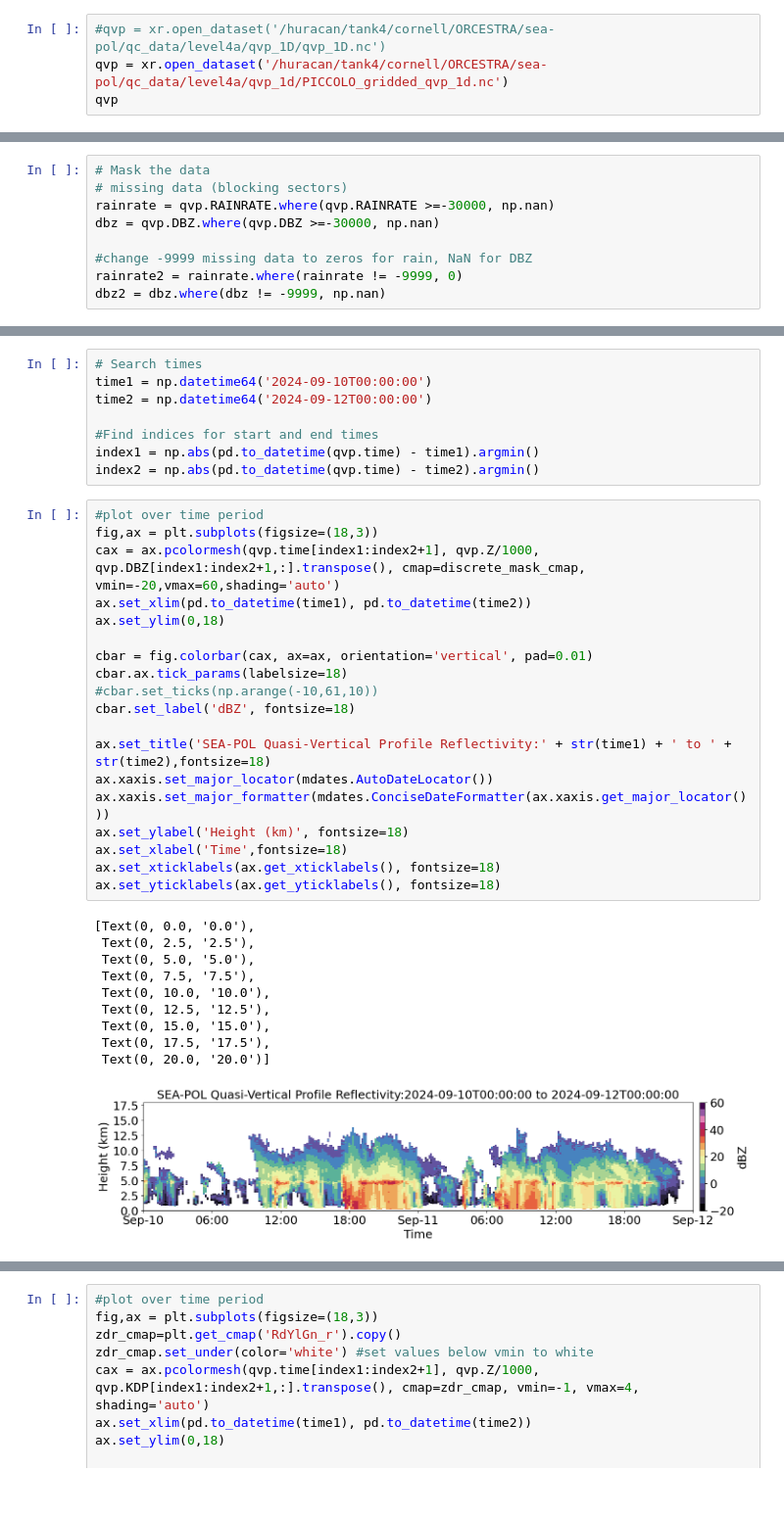
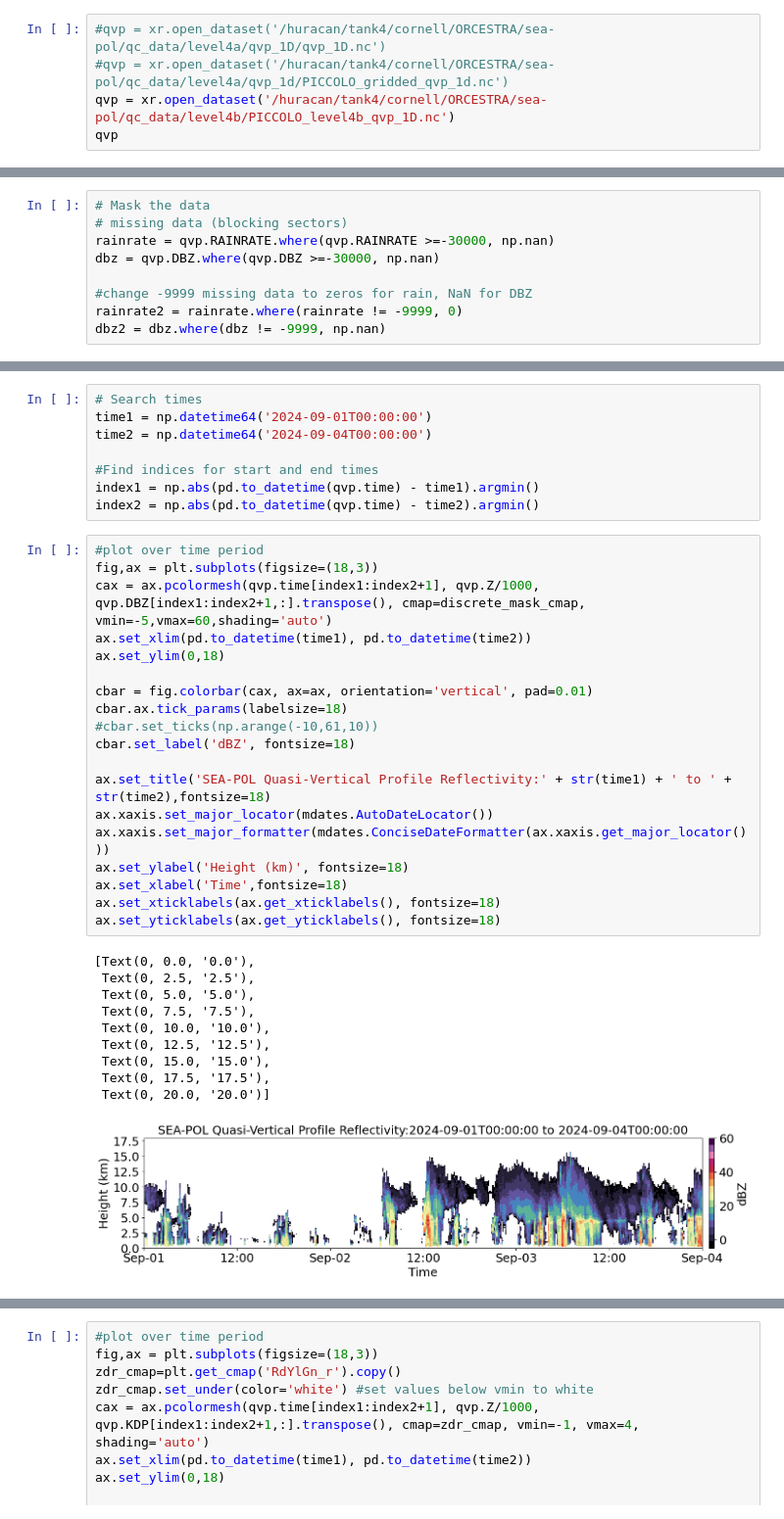
Before and after one commit to allison-wing/PICCOLO, a Jupyter notebook: process_SEAPOL_QVP.ipynb, the cells around one changed output, grey strips where cells are left out. Shown at 98% size. Saved outputs shown, nothing was run; the diff lists cells and outputs as text; blank space fills up the shorter version.

```diff
--- a/process_SEAPOL_QVP.ipynb
+++ b/process_SEAPOL_QVP.ipynb
@@ -163,6 +163,7 @@ qvp.to_netcdf('/huracan/tank4/cornell/ORCESTRA/sea-pol/qc_data/level4a/qvp_1D/qv
 # Open concatenated 1D data and make plots
 # %%
 #qvp = xr.open_dataset('/huracan/tank4/cornell/ORCESTRA/sea-pol/qc_data/level4a/qvp_1D/qvp_1D.nc')
-qvp = xr.open_dataset('/huracan/tank4/cornell/ORCESTRA/sea-pol/qc_data/level4a/qvp_1d/PICCOLO_gridded_qvp_1d.nc')
+#qvp = xr.open_dataset('/huracan/tank4/cornell/ORCESTRA/sea-pol/qc_data/level4a/qvp_1d/PICCOLO_gridded_qvp_1d.nc')
+qvp = xr.open_dataset('/huracan/tank4/cornell/ORCESTRA/sea-pol/qc_data/level4b/PICCOLO_level4b_qvp_1D.nc')
 qvp
 # %% [output]
@@ -218,7 +219,7 @@ ax.set_xlim(pd.to_datetime('2024-08-16T00:00:00'), pd.to_datetime('2024-09-24T00
 # %%
 # Search times
-time1 = np.datetime64('2024-09-10T00:00:00')
-time2 = np.datetime64('2024-09-12T00:00:00')
+time1 = np.datetime64('2024-09-01T00:00:00')
+time2 = np.datetime64('2024-09-04T00:00:00')
 
 #Find indices for start and end times
 index1 = np.abs(pd.to_datetime(qvp.time) - time1).argmin()
@@ -226,33 +227,33 @@ index2 = np.abs(pd.to_datetime(qvp.time) - time2).argmin()
 # %%
 #plot over time period
 fig,ax = plt.subplots(figsize=(18,3))
-cax = ax.pcolormesh(qvp.time[index1:index2+1], qvp.Z/1000, qvp.DBZ[index1:index2+1,:].transpose(), cmap=discrete_mask_cmap, vmin=-20,vmax=60,shading='auto')
+cax = ax.pcolormesh(qvp.time[index1:index2+1], qvp.Z/1000, qvp.DBZ[index1:index2+1,:].transpose(), cmap=discrete_mask_cmap, vmin=-5,vmax=60,shading='auto')
 ax.set_xlim(pd.to_datetime(time1), pd.to_datetime(time2))
 ax.set_ylim(0,18)
 
 cbar = fig.colorbar(cax, ax=ax, orientation='vertical', pad=0.01)
 cbar.ax.tick_params(labelsize=18)
 #cbar.set_ticks(np.arange(-10,61,10))
 cbar.set_label('dBZ', fontsize=18)
 
 ax.set_title('SEA-POL Quasi-Vertical Profile Reflectivity:' + str(time1) + ' to ' + str(time2),fontsize=18)
 ax.xaxis.set_major_locator(mdates.AutoDateLocator())
 ax.xaxis.set_major_formatter(mdates.ConciseDateFormatter(ax.xaxis.get_major_locator()))
 ax.set_ylabel('Height (km)', fontsize=18)
 ax.set_xlabel('Time',fontsize=18)
 ax.set_xticklabels(ax.get_xticklabels(), fontsize=18)
 ax.set_yticklabels(ax.get_yticklabels(), fontsize=18)
 # %% [output]
 [Text(0, 0.0, '0.0'),
  Text(0, 2.5, '2.5'),
  Text(0, 5.0, '5.0'),
  Text(0, 7.5, '7.5'),
  Text(0, 10.0, '10.0'),
  Text(0, 12.5, '12.5'),
  Text(0, 15.0, '15.0'),
  Text(0, 17.5, '17.5'),
  Text(0, 20.0, '20.0')]
-[figure, old version]
+[figure, new version]
 # %%
 #plot over time period
 fig,ax = plt.subplots(figsize=(18,3))
```
Also changed, not shown: parts of 7 cells of this notebook.
